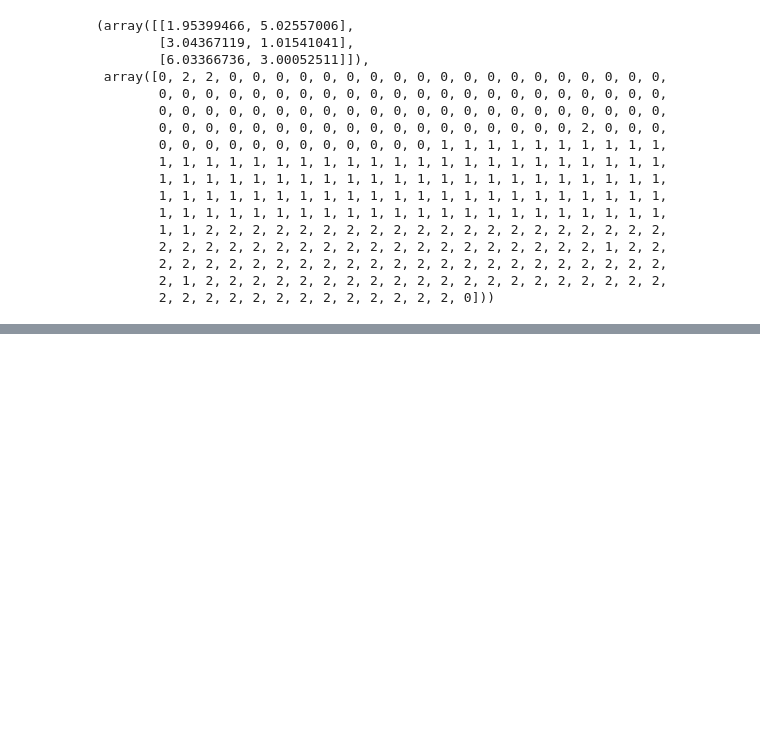
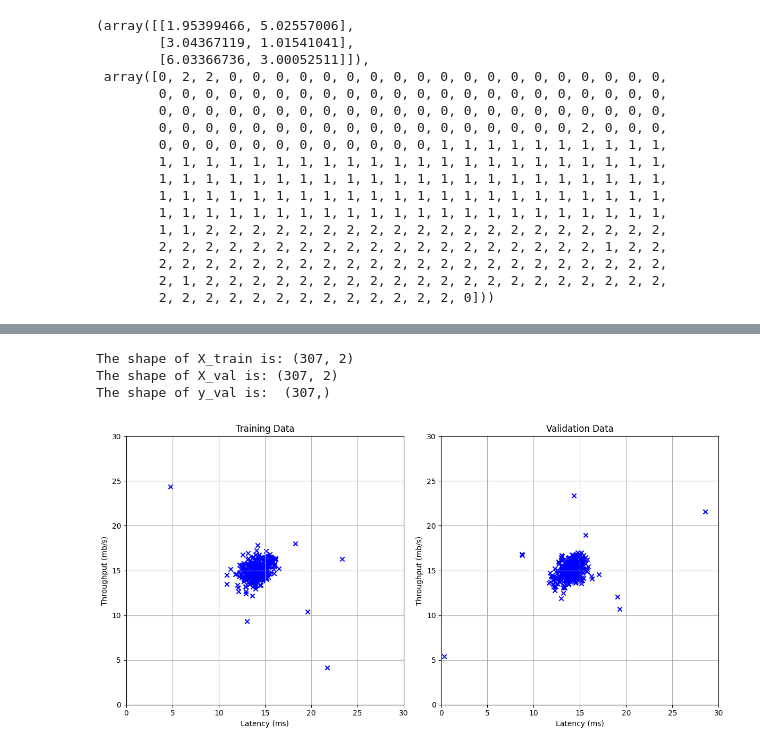
Before and after one commit to abdel-habib/ai-notebooks, a Jupyter notebook: unsupervised_learning.ipynb, the cells around one changed output, grey strips where cells are left out. Drawn from its saved outputs; the diff is of its cells as text; code cells hidden in the pictures; blank space fills up the shorter version.

```diff
--- a/unsupervised_learning.ipynb
+++ b/unsupervised_learning.ipynb
@@ -8,8 +8,8 @@ import matplotlib.pyplot as plt
 from matplotlib.colors import ListedColormap
 from mpl_toolkits.mplot3d import Axes3D
 # %%
-def load_data():
-    X = np.load("data/ex7_X.npy")
+def load_clustering_data():
+    X = np.load("data/clustering/ex7_X.npy")
     return X
 
 def draw_line(p1, p2, style="-k", linewidth=1):
@@ -210,7 +210,7 @@ def run_kMeans(X, initial_centroids, max_iters=10, plot_progress=False):
     return centroids, idx
 # %%
 # Load an example dataset
-X = load_data()
+X = load_clustering_data()
 
 # Set initial centroids
 initial_centroids = np.array([[3,3],[6,2],[8,5]])
@@ -254,0 +296,4 @@ centroids, idx
+# %%
+X_train = np.load("data/anomaly/X_part1.npy")
+X_val = np.load("data/anomaly/X_val_part1.npy")
+y_val = np.load("data/anomaly/y_val_part1.npy")
@@ -254,0 +324,28 @@ centroids, idx
+# %%
+print ('The shape of X_train is:', X_train.shape)
+print ('The shape of X_val is:', X_val.shape)
+print ('The shape of y_val is: ', y_val.shape)
+# %% [output]
+The shape of X_train is: (307, 2)
+The shape of X_val is: (307, 2)
+The shape of y_val is:  (307,)
+# %%
+# Create a figure with 2 subplots side by side
+fig, axes = plt.subplots(1, 2, figsize=(12, 6))
+
+# Data and titles for each subplot
+datasets = [(X_train, "Training Data"), (X_val, "Validation Data")]
+
+for ax, (X, title) in zip(axes, datasets):
+    ax.scatter(X[:, 0], X[:, 1], marker='x', color='blue')
+    ax.set_title(title)
+    ax.set_xlabel("Latency (ms)")
+    ax.set_ylabel("Throughput (mb/s)")
+    ax.set_xlim(0, 30)
+    ax.set_ylim(0, 30)
+    ax.grid(True)
+
+plt.tight_layout()
+plt.show()
+# %% [output]
+[figure, added]
```
Also changed, not shown: parts of 19 cells of this notebook.
